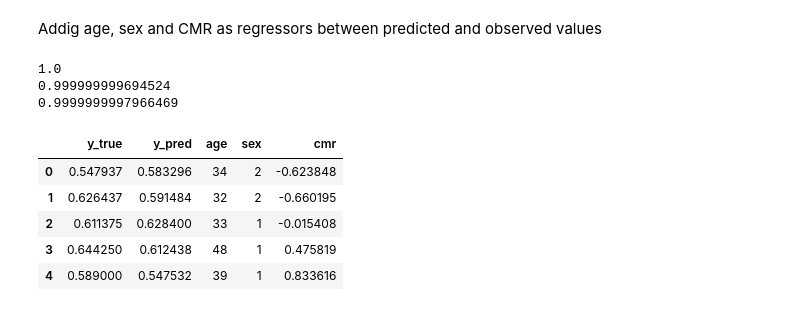
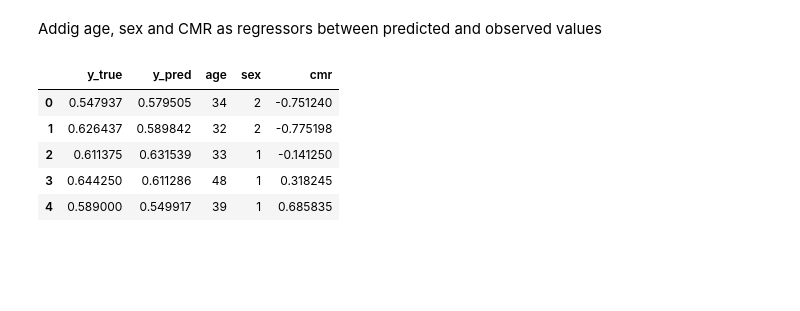
Before and after one commit to CoAxLab/IMT_manuscript, a Jupyter notebook: code/IAPS.ipynb, the cells around one changed output. Saved outputs shown, nothing was run; the diff lists cells and outputs as text; code cells hidden in the pictures; blank space fills up the shorter version.

```diff
--- a/code/IAPS.ipynb
+++ b/code/IAPS.ipynb
@@ -54 +83,16 @@ y_discrete = np.digitize(y, np.quantile(y, q=[0.2, 0.4, 0.6, 0.8]))
+# %%
+pip_imgs = []
+pip_idxs = []
+for sub_id in PIP_subjects:
+    try:
+        pip_imgs.append(image.load_img(opj(work_dir, "data",
+                                         "ER_LookNegative_LookNeutral",
+                                         'activation_maps',
+                                         'ER_LNegLNeu_' + str(sub_id) + '.nii')))
+
+
+        pip_idxs.append(meta_data[meta_data['ID']==sub_id].index[0])
+
+    except:
+        pass
 # %%
@@ -64,3 +102,9 @@ y_pip = y[study_labels=='PIP']
+# %%
+X_ahab = masking.apply_mask(ahab_imgs, mask_img = grey_mask)
+X_pip = masking.apply_mask(pip_imgs, mask_img = grey_mask)
+
+y_ahab = meta_data.loc[ahab_idxs, "IMT"].values
+y_pip = meta_data.loc[pip_idxs, "IMT"].values
 # %%
 y_ahab_discrete = np.digitize(y_ahab, np.quantile(y_ahab, q=[0.2, 0.4, 0.6, 0.8]))
 y_pip_discrete = np.digitize(y_pip, np.quantile(y_ahab, q=[0.2, 0.4, 0.6, 0.8]))
@@ -127,7 +168,7 @@ def estim_opt(X, y, y_discrete):
     cv_inner = StratifiedKFold(n_splits=5,  shuffle = True, random_state=RANDOM_STATE)
 
     # This will generate a grid of alphas to optimise the model
-    alphas = _alpha_grid(X, y, n_alphas = 100)
+    alphas = 10**np.linspace(-5,1, 100) #_alpha_grid(X, y, n_alphas = 100)
 
     XX_trains, XX_vals = [], []
     yy_trains, yy_vals = [], []
@@ -407,11 +497,0 @@ AHAB_all_data = all_data.iloc[np.concatenate([np.where(all_data.ID==sub_id)[0] f
-# %%
-#check that the observed imt data is the same as here, meaning that they are in the same order
-print(np.corrcoef(PIP_all_data.imt.values, y_pip)[0,1])
-print(np.corrcoef(AHAB_all_data.imt.values, y_ahab)[0,1])
-
-# Check if concantenated values as PIP and AHAB are the same used above
-print(np.corrcoef(np.concatenate((PIP_all_data.imt.values, AHAB_all_data.imt.values)), y_true)[0,1])
-# %% [output]
-1.0
-0.999999999694524
-0.9999999997966469
@@ -420,29 +498,29 @@ ordered_meta_data = pd.concat([PIP_all_data, AHAB_all_data])
 # %%
 ss = StandardScaler()
 # %%
-z_stouffer = np.nanmean(np.concatenate((ss.fit_transform(ordered_meta_data.loc[:, ["waist_circumference"]]),
-                                            ss.fit_transform(-1*ordered_meta_data.loc[:, ["HDL"]]),
-                                            ss.fit_transform(ordered_meta_data.loc[:, ["triglycerides"]]),
-                                            ss.fit_transform(ordered_meta_data.loc[:, ["glucose"]]),
-                                            ss.fit_transform(ordered_meta_data.loc[:, ["SBP"]])), axis=1),
+z_stouffer = np.nanmean(np.concatenate((ss.fit_transform(meta_data.loc[:, ["waist"]]),
+                                            ss.fit_transform(-1*meta_data.loc[:, ["HDL"]]),
+                                            ss.fit_transform(meta_data.loc[:, ["triglycerides"]]),
+                                            ss.fit_transform(meta_data.loc[:, ["glucose"]]),
+                                            ss.fit_transform(meta_data.loc[:, ["SBP"]])), axis=1),
                             axis=1)
 # %%
 # Build ancillary data frame with observed and predicted values, age, sex and cmr
 ancillary_df = pd.DataFrame({'y_true' : y_true,
                              'y_pred': y_pred,
-                             'age': ordered_meta_data.age.values,
-                             'sex': ordered_meta_data.sex.values,
-                             'cmr': z_stouffer,
+                             'age': meta_data.loc[pip_idxs + ahab_idxs, "age"].values,
+                             'sex': meta_data.loc[pip_idxs + ahab_idxs, "sex"].values,
+                             'cmr': z_stouffer[pip_idxs + ahab_idxs],
                             })
 
 ancillary_df.head()
 # %% [output]
 |  | y_true | y_pred | age | sex | cmr |
-| 0 | 0.547937 | 0.583296 | 34 | 2 | -0.623848 |
-| 1 | 0.626437 | 0.591484 | 32 | 2 | -0.660195 |
-| 2 | 0.611375 | 0.628400 | 33 | 1 | -0.015408 |
-| 3 | 0.644250 | 0.612438 | 48 | 1 | 0.475819 |
-| 4 | 0.589000 | 0.547532 | 39 | 1 | 0.833616 |
+| 0 | 0.547937 | 0.579505 | 34 | 2 | -0.751240 |
+| 1 | 0.626437 | 0.589842 | 32 | 2 | -0.775198 |
+| 2 | 0.611375 | 0.631539 | 33 | 1 | -0.141250 |
+| 3 | 0.644250 | 0.611286 | 48 | 1 | 0.318245 |
+| 4 | 0.589000 | 0.549917 | 39 | 1 | 0.685835 |
 # %%
 #standarise continuous variables
 ancillary_df.loc[:, ['y_true', 'y_pred', 'age', 'cmr']] = ancillary_df.loc[:, ['y_true', 'y_pred', 'age', 'cmr']].apply(zscore)
```
Also changed, not shown: parts of 43 cells of this notebook.
